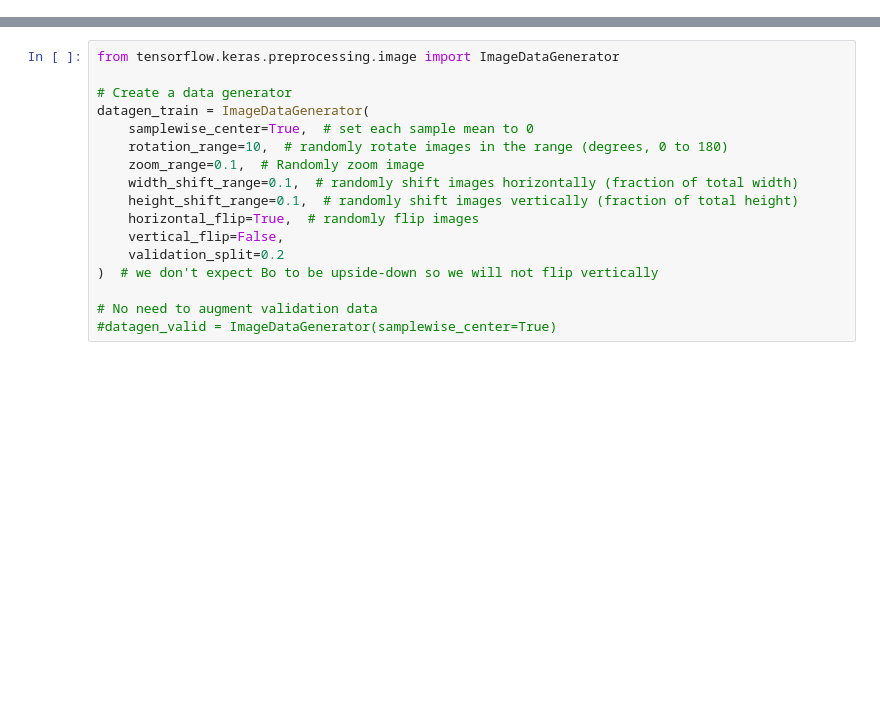
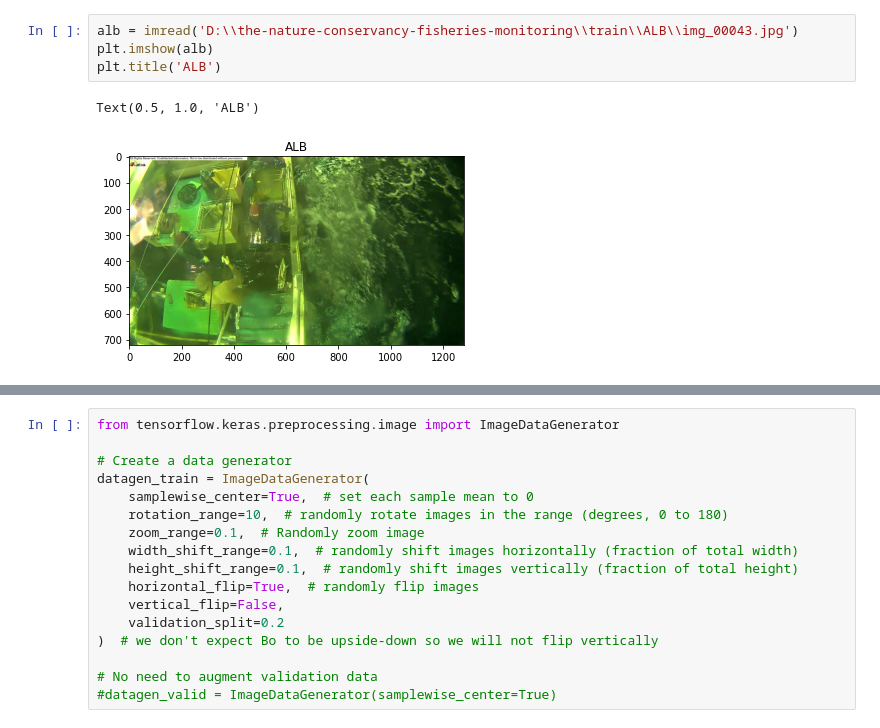
Before and after one commit to JakubGazewski/WTUM_7_2022, a Jupyter notebook: MyFishCNN/ryby.ipynb, the cells around one changed output, grey strips where cells are left out. Saved outputs shown, nothing was run; the diff lists cells and outputs as text; blank space fills up the shorter version.

```diff
--- a/MyFishCNN/ryby.ipynb
+++ b/MyFishCNN/ryby.ipynb
@@ -5,0 +20,7 @@ Num GPUs Available:  0
+# %%
+alb = imread('D:\\the-nature-conservancy-fisheries-monitoring\\train\\ALB\\img_00043.jpg')
+plt.imshow(alb)
+plt.title('ALB')
+# %% [output]
+Text(0.5, 1.0, 'ALB')
+[figure, added]
```
Also changed, not shown: parts of 28 cells of this notebook, 5 other files.
